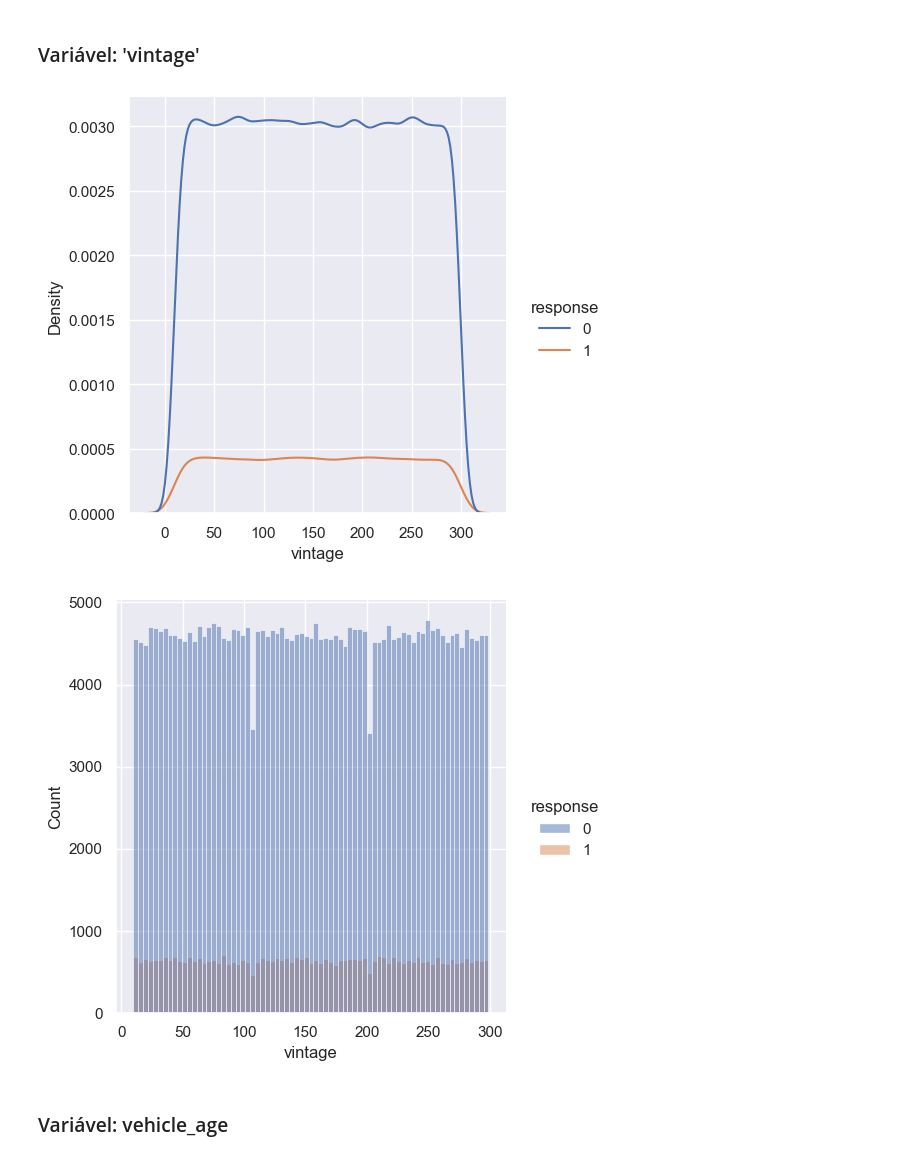
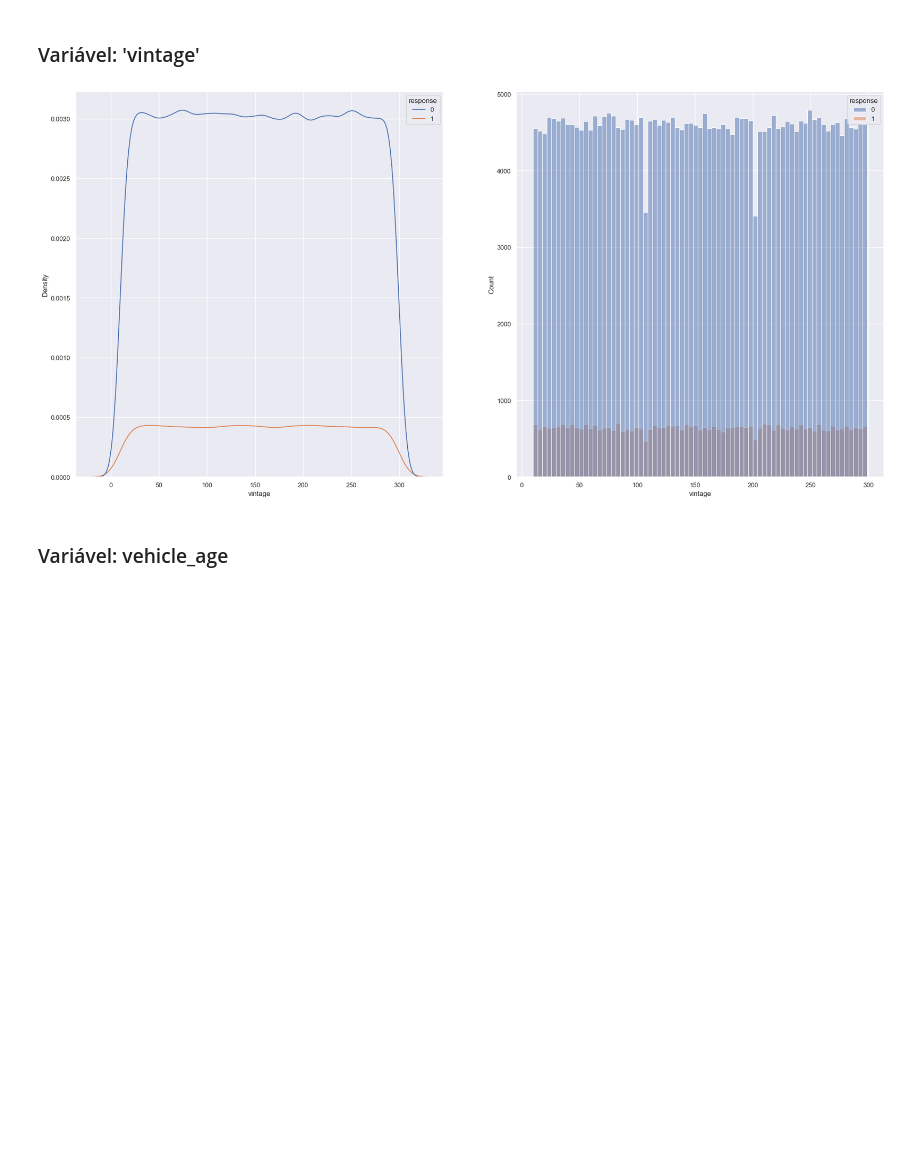
Before and after one commit to jefferson-datascience/project_health_insurance_cross_sell, a Jupyter notebook: health_insurance_cross_sell/notebooks/1.0.jhc_health_insurance_cross_sell.ipynb, the cells around one changed output. Drawn from its saved outputs; the diff is of its cells as text; code cells hidden in the pictures; blank space fills up the shorter version.

```diff
--- a/health_insurance_cross_sell/notebooks/1.0.jhc_health_insurance_cross_sell.ipynb
+++ b/health_insurance_cross_sell/notebooks/1.0.jhc_health_insurance_cross_sell.ipynb
@@ -301 +319,12 @@ Image('feature_engineering.png')
+# %%
+# gender
+df2['gender'] = df2['gender'].apply(lambda x: x.lower())
+
+# vehicle_damage
+df2['vehicle_damage'] = df2['vehicle_damage'].apply(lambda x: 1 if x == 'Yes' else 0)
+
+# vehicle_age
+df2['vehicle_age'] = df2['vehicle_age'].apply(lambda x: 'over_2_years'
+                                              if x == '> 2 Years' else 'between_1_2_years'
+                                              if x == '1-2 Year' else 'below_1_year')
 # %% [markdown]
@@ -303,13 +332,3 @@ Image('feature_engineering.png')
 # %%
 df3 = df2.copy()
-# %%
-# gender
-df3['gender'] = df3['gender'].apply(lambda x: x.lower())
-
-# vehicle_damage
-df3['vehicle_damage'] = df3['vehicle_damage'].apply(lambda x: 1 if x == 'Yes' else 0)
-
-# vehicle_age
-df3['vehicle_age'] = df3['vehicle_age'].apply(lambda x: 'over_2_years' if x == '> 2 Years' else 'between_1_2_years'
-                                                  if x == '1-2 Year' else 'below_1_year')
 # %% [markdown]
@@ -411,16 +443,15 @@ sns.barplot(x='policy_sales_channel', y='id', hue='response', data=aux);
 # %% [markdown]
 ### Variável: 'vintage'
 # %%
-# vintage
+# distribuição de densidade por resposta
+plt.subplot(1, 2, 1)
+sns.kdeplot(data=df4, x='vintage', hue='response');
 
-# DISTRIBUIÇÃO DENSIDADE
-sns.displot(df4, x='vintage', hue='response', kind='kde');
-
-# HISTOGRAMA
-sns.displot(df4, x='vintage', hue='response', kind='hist');
+# histograma da variável 'vintage'
+plt.subplot(1, 2, 2)
+sns.histplot(data=df4, x='vintage', hue='response');
 # %% [output]
-[figure, old version]
+[figure, new version]
-[figure, removed]
 # %% [markdown]
 ### Variável: vehicle_age
 # %%
```
Also changed, not shown: parts of 112 cells of this notebook, 3 other files.
